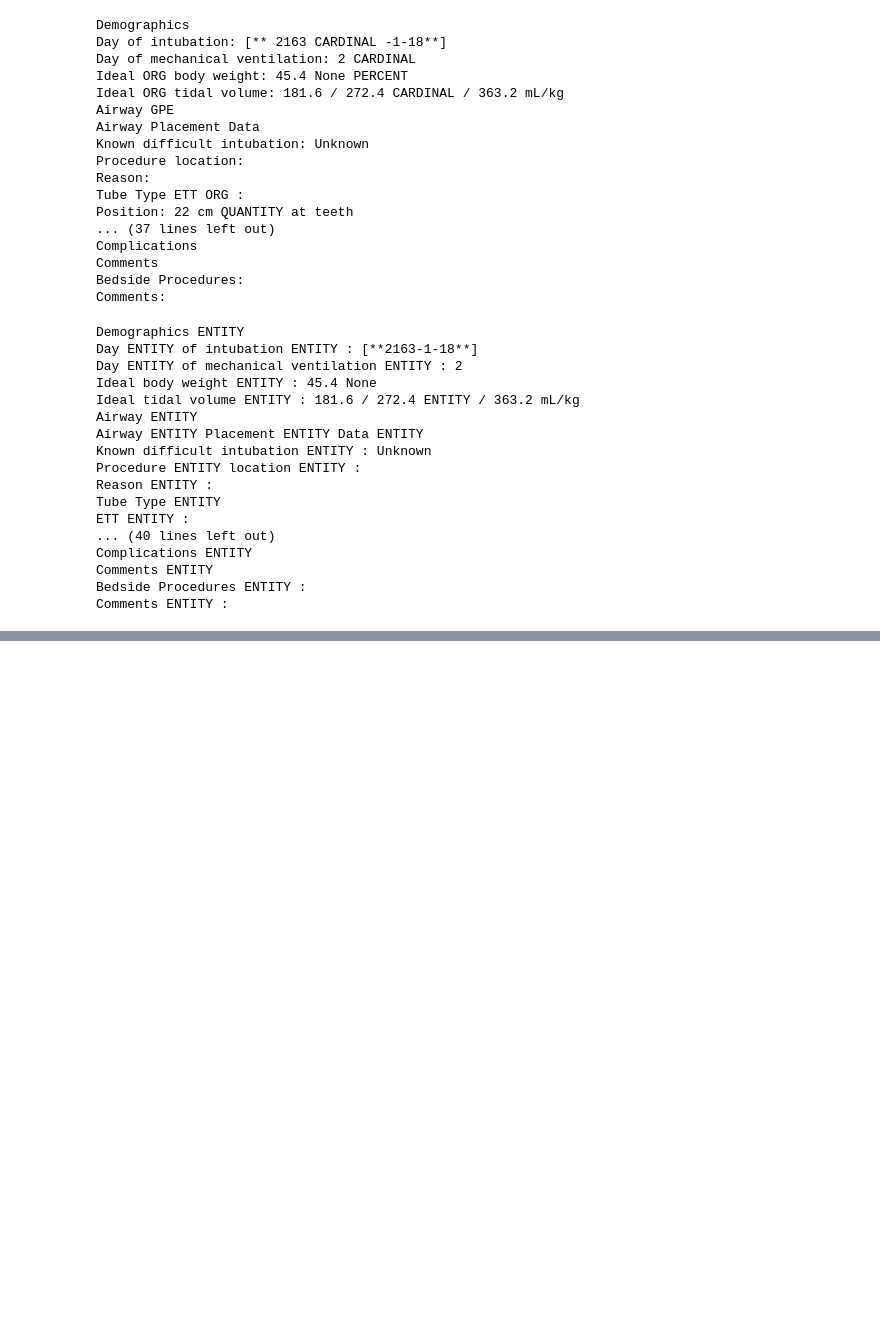
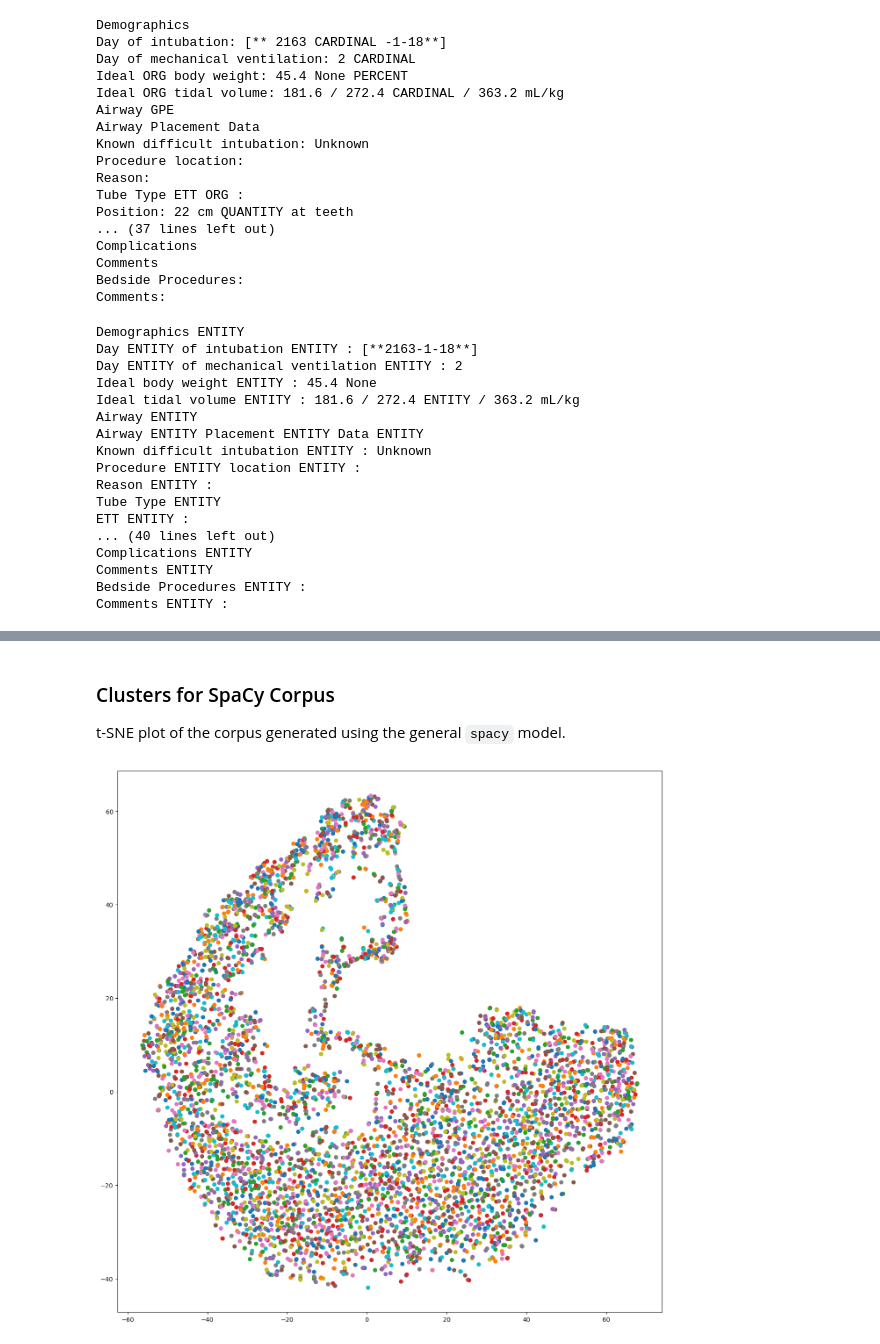
Before and after one commit to schwiet/msai-54315-ai-for-healthcare, a Jupyter notebook: assignment-3-mimic-nlp/assignment-3-mimic-nlp.ipynb, the cells around one changed output, grey strips where cells are left out. Drawn from its saved outputs; the diff is of its cells as text; code cells hidden in the pictures; blank space fills up the shorter version.

```diff
--- a/assignment-3-mimic-nlp/assignment-3-mimic-nlp.ipynb
+++ b/assignment-3-mimic-nlp/assignment-3-mimic-nlp.ipynb
@@ -165,0 +216,48 @@ Comments ENTITY :
+# %%
+import matplotlib.pyplot as plt
+from sklearn.manifold import TSNE
+import numpy as np
+
+def tsne_plot(model,words, showLabels=True, preTrained=False):
+    "Creates and TSNE model and plots it"
+    labels = []
+    tokens = []
+
+    for word in words:
+      if preTrained:
+          tokens.append(model[word])
+      else:
+          tokens.append(model.wv[word])
+      if showLabels:
+        labels.append(word)
+
+    tokens = np.array(tokens)
+    tsne_model = TSNE(perplexity=30, early_exaggeration=12, n_components=2, init='pca', n_iter=1000, random_state=23)
+    new_values = tsne_model.fit_transform(tokens)
+
+    x = []
+    y = []
+    for value in new_values:
+        x.append(value[0])
+        y.append(value[1])
+
+    plt.figure(figsize=(16, 16))
+    for i in range(len(x)):
+        plt.scatter(x[i],y[i])
+        if showLabels:
+            plt.annotate(labels[i],
+                        xy=(x[i], y[i]),
+                        xytext=(5, 2),
+                        textcoords='offset points',
+                        ha='right',
+                        va='bottom')
+    plt.show()
+# %% [markdown]
+### Clusters for SpaCy Corpus
+
+t-SNE plot of the corpus generated using the general `spacy` model.
+# %%
+gen_vocabs = model_gen.wv.key_to_index.keys()
+tsne_plot(model_gen,gen_vocabs, showLabels=False)
+# %% [output]
+[figure, added]
```
Also changed, not shown: parts of 7 cells of this notebook.
